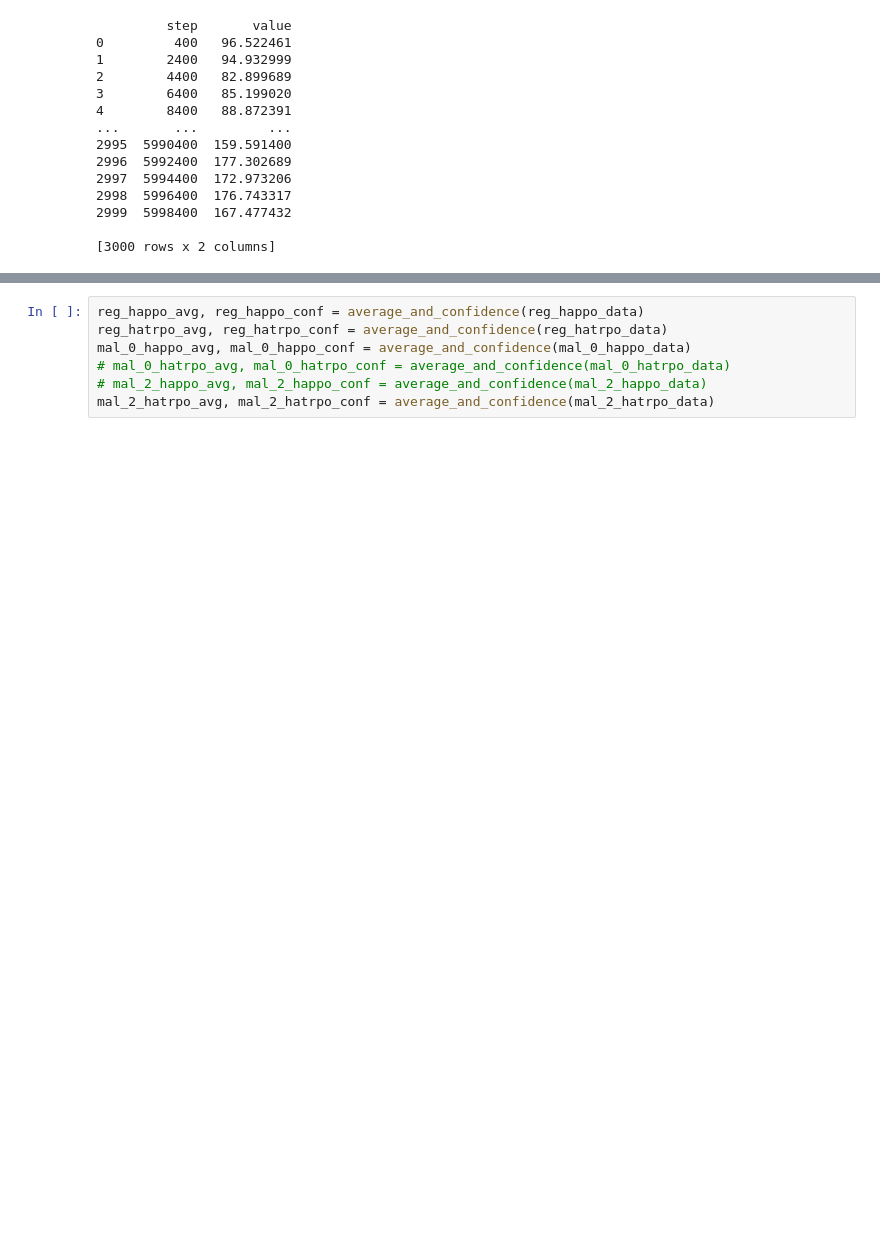
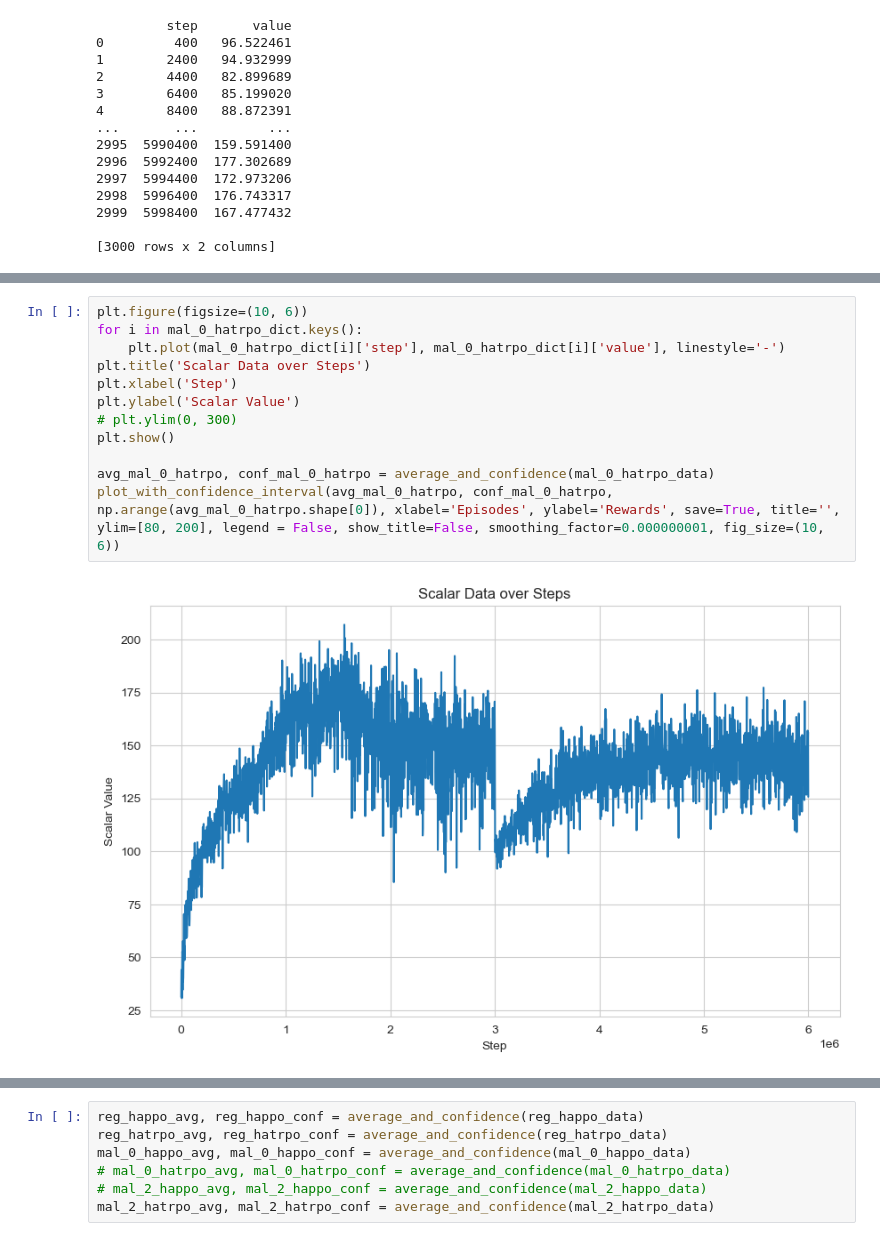
Before and after one commit to Hasenfus/TRPO-in-MARL, a Jupyter notebook: scripts/Analysis/tb2csv.ipynb, the cells around one changed output, grey strips where cells are left out. Cells and saved outputs as stored; diff of their text form; blank space fills up the shorter version.

```diff
--- a/scripts/Analysis/tb2csv.ipynb
+++ b/scripts/Analysis/tb2csv.ipynb
@@ -120,0 +129,14 @@ plt.show()
+# %%
+plt.figure(figsize=(10, 6))
+for i in mal_0_hatrpo_dict.keys():
+    plt.plot(mal_0_hatrpo_dict[i]['step'], mal_0_hatrpo_dict[i]['value'], linestyle='-')
+plt.title('Scalar Data over Steps')
+plt.xlabel('Step')
+plt.ylabel('Scalar Value')
+# plt.ylim(0, 300)
+plt.show()
+
+avg_mal_0_hatrpo, conf_mal_0_hatrpo = average_and_confidence(mal_0_hatrpo_data)
+plot_with_confidence_interval(avg_mal_0_hatrpo, conf_mal_0_hatrpo, np.arange(avg_mal_0_hatrpo.shape[0]), xlabel='Episodes', ylabel='Rewards', save=True, title='', ylim=[80, 200], legend = False, show_title=False, smoothing_factor=0.000000001, fig_size=(10, 6))
+# %% [output]
+[figure, added]
```
Also changed, not shown: parts of 12 cells of this notebook, 9 other files.
